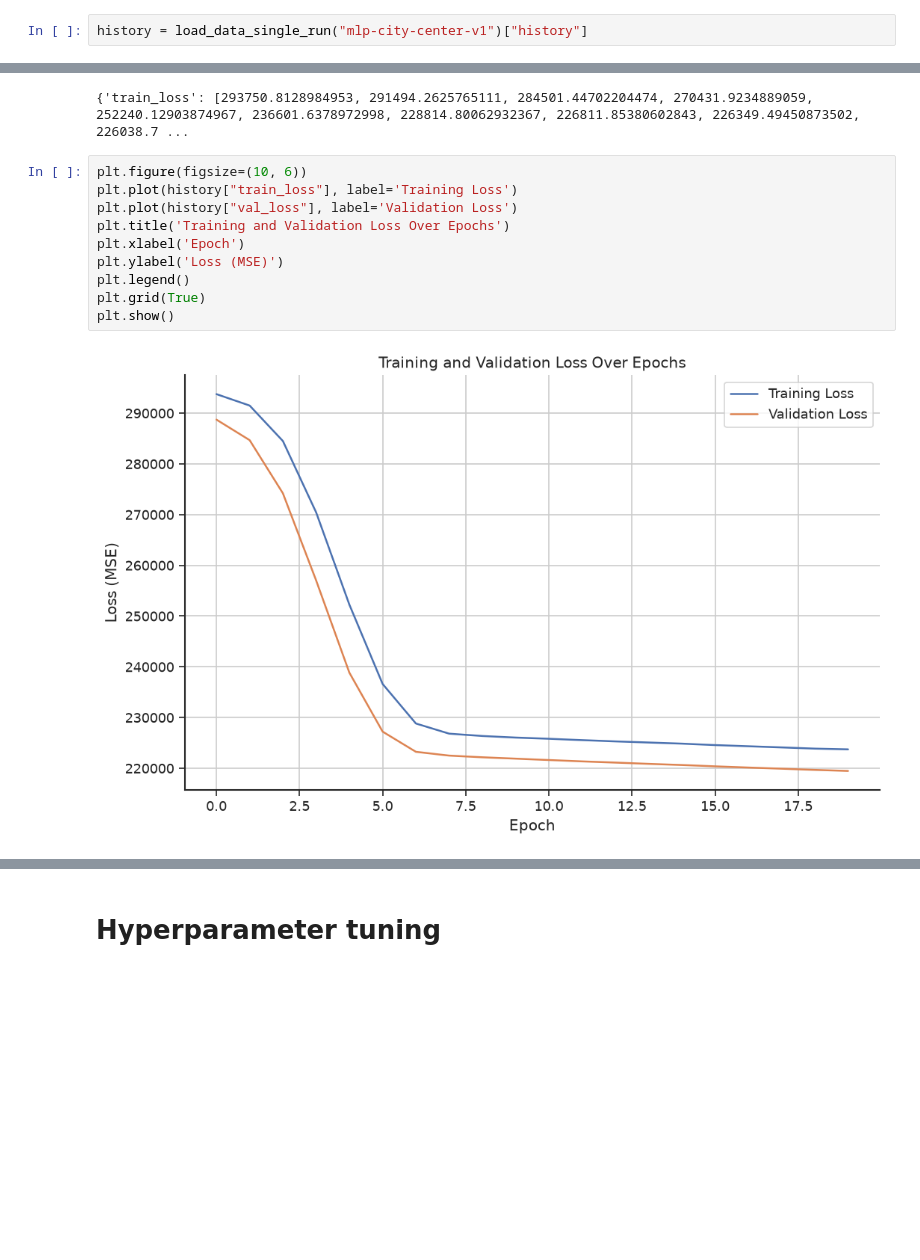
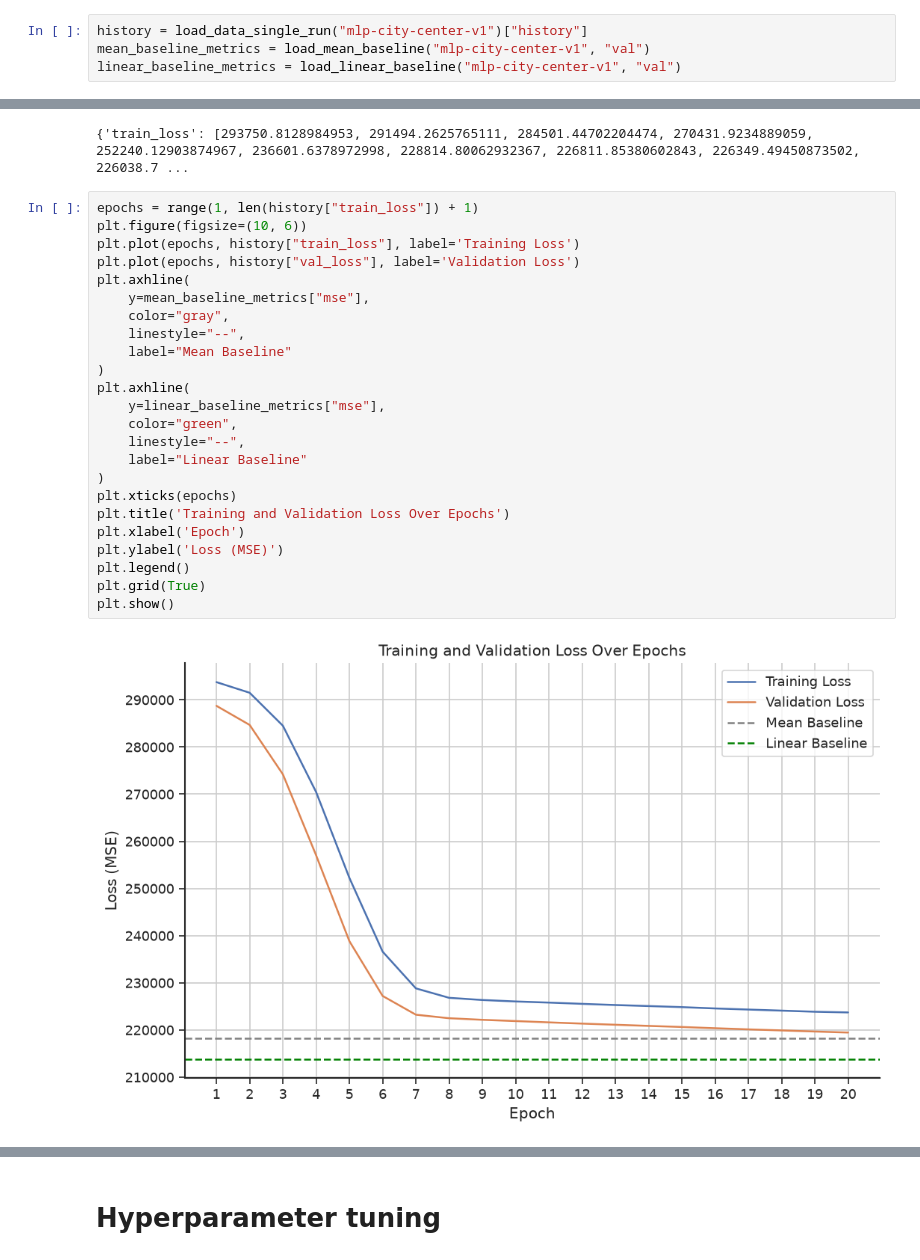
Before and after one commit to Maupse/ml-final-project-sose26-v2, a Jupyter notebook: notebooks/02-First-Models.ipynb, the cells around one changed output, grey strips where cells are left out. Cells and saved outputs as stored; diff of their text form; blank space fills up the shorter version.

Commit message:
linear and mean baseline models

```diff
--- a/notebooks/MLP.ipynb
+++ b/notebooks/02-First-Models.ipynb
@@ -31,18 +43,34 @@ sns.set_theme(
 # %%
 history = load_data_single_run("mlp-city-center-v1")["history"]
+mean_baseline_metrics = load_mean_baseline("mlp-city-center-v1", "val")
+linear_baseline_metrics = load_linear_baseline("mlp-city-center-v1", "val")
 # %%
 print(history)
 # %% [output]
 {'train_loss': [293750.8128984953, 291494.2625765111, 284501.44702204474, 270431.9234889059, 252240.12903874967, 236601.6378972998, 228814.80062932367, 226811.85380602843, 226349.49450873502, 226038.7 ...
 # %%
+epochs = range(1, len(history["train_loss"]) + 1)
 plt.figure(figsize=(10, 6))
-plt.plot(history["train_loss"], label='Training Loss')
-plt.plot(history["val_loss"], label='Validation Loss')
+plt.plot(epochs, history["train_loss"], label='Training Loss')
+plt.plot(epochs, history["val_loss"], label='Validation Loss')
+plt.axhline(
+    y=mean_baseline_metrics["mse"],
+    color="gray",
+    linestyle="--",
+    label="Mean Baseline"
+)
+plt.axhline(
+    y=linear_baseline_metrics["mse"],
+    color="green",
+    linestyle="--",
+    label="Linear Baseline"
+)
+plt.xticks(epochs)
 plt.title('Training and Validation Loss Over Epochs')
 plt.xlabel('Epoch')
 plt.ylabel('Loss (MSE)')
 plt.legend()
 plt.grid(True)
 plt.show()
 # %% [output]
-[figure, old version]
+[figure, new version]
```
Also changed, not shown: parts of 8 cells of this notebook, 15 other files.
